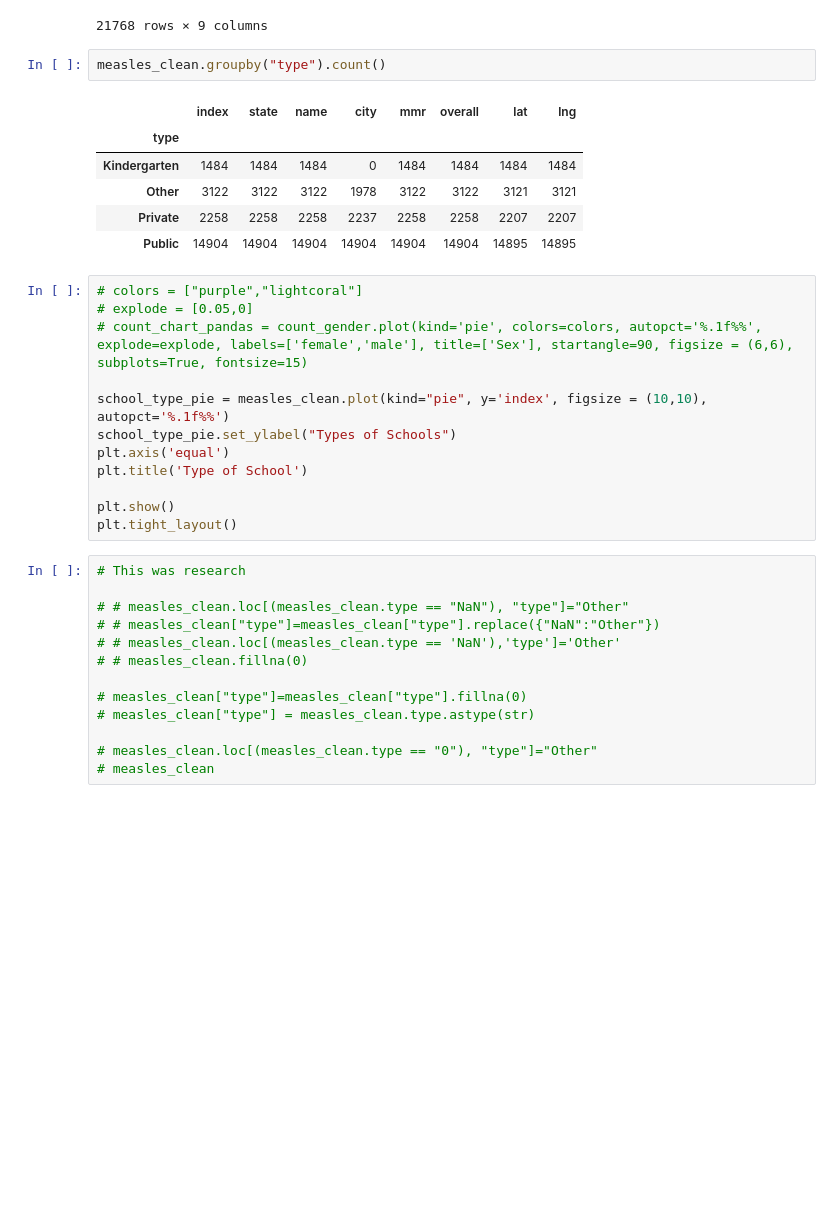
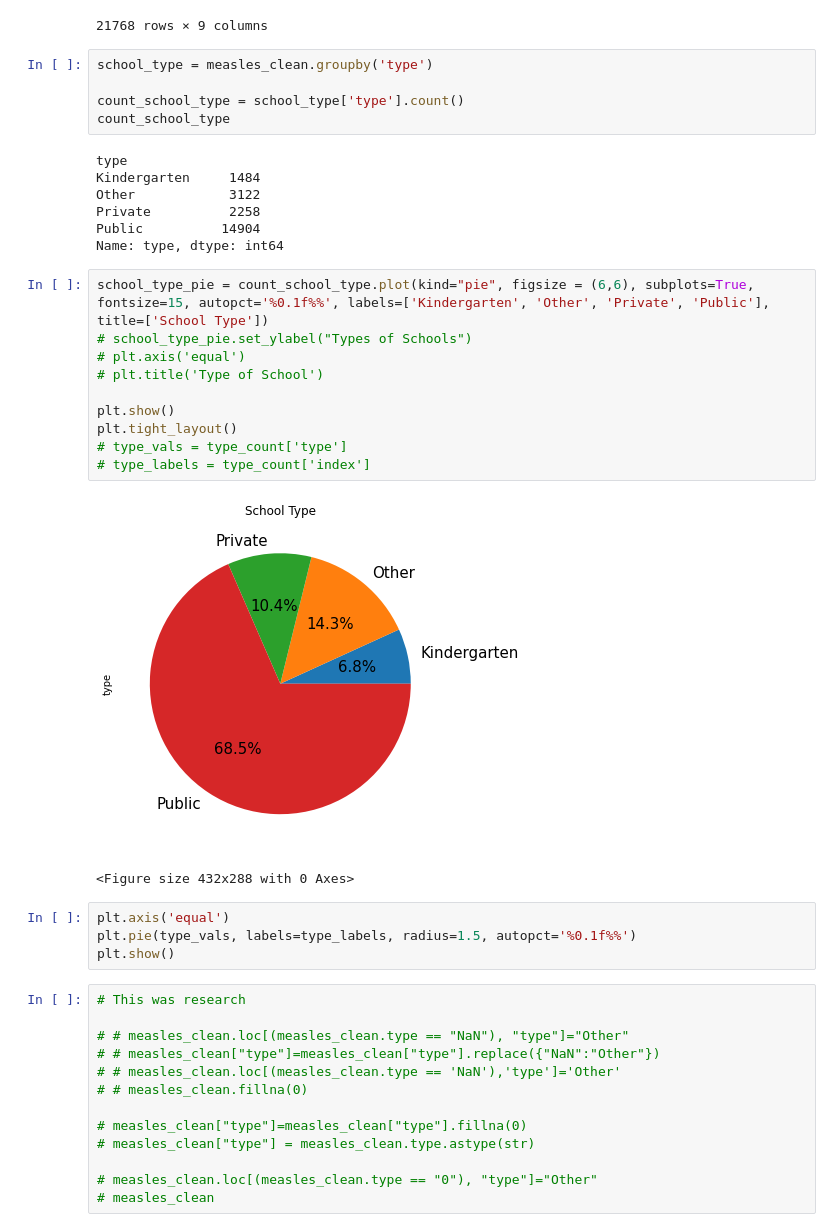
Before and after one commit to mel-c-lowe/UMN_Bootcamp_Project_One, a Jupyter notebook: MMR Vaccinations Trends.ipynb, the cells around one changed output. Cells and saved outputs as stored; diff of their text form; blank space fills up the shorter version.

Commit message:
Completed pie chart. Needs some formatting.

```diff
--- a/MMR Vaccinations Trends.ipynb
+++ b/MMR Vaccinations Trends.ipynb
@@ -82,26 +86,34 @@ measles_clean
 | 63246 | 1368 | Washington | Snohomish Center | Other | Snohomish | 10.00 | 10.00 | 47.931768 | -122.098760 |
 21768 rows × 9 columns
 # %%
-measles_clean.groupby("type").count()
+school_type = measles_clean.groupby('type')
+
+count_school_type = school_type['type'].count()
+count_school_type
 # %% [output]
-|  | index | state | name | city | mmr | overall | lat | lng |
-| type |  |  |  |  |  |  |  |  |
-| Kindergarten | 1484 | 1484 | 1484 | 0 | 1484 | 1484 | 1484 | 1484 |
-| Other | 3122 | 3122 | 3122 | 1978 | 3122 | 3122 | 3121 | 3121 |
-| Private | 2258 | 2258 | 2258 | 2237 | 2258 | 2258 | 2207 | 2207 |
-| Public | 14904 | 14904 | 14904 | 14904 | 14904 | 14904 | 14895 | 14895 |
+type
+Kindergarten     1484
+Other            3122
+Private          2258
+Public          14904
+Name: type, dtype: int64
 # %%
-# colors = ["purple","lightcoral"]
-# explode = [0.05,0]
-# count_chart_pandas = count_gender.plot(kind='pie', colors=colors, autopct='%.1f%%', explode=explode, labels=['female','male'], title=['Sex'], startangle=90, figsize = (6,6), subplots=True, fontsize=15)
-
-school_type_pie = measles_clean.plot(kind="pie", y='index', figsize = (10,10), autopct='%.1f%%')
-school_type_pie.set_ylabel("Types of Schools")
-plt.axis('equal')
-plt.title('Type of School')
+school_type_pie = count_school_type.plot(kind="pie", figsize = (6,6), subplots=True, fontsize=15, autopct='%0.1f%%', labels=['Kindergarten', 'Other', 'Private', 'Public'], title=['School Type'])
+# school_type_pie.set_ylabel("Types of Schools")
+# plt.axis('equal')
+# plt.title('Type of School')
 
 plt.show()
 plt.tight_layout()
+# type_vals = type_count['type']
+# type_labels = type_count['index']
+# %% [output]
+[figure, added]
+<Figure size 432x288 with 0 Axes>
+# %%
+plt.axis('equal')
+plt.pie(type_vals, labels=type_labels, radius=1.5, autopct='%0.1f%%')
+plt.show()
 # %%
 # This was research
 
```
Also changed, not shown: parts of 1 cell of this notebook.
